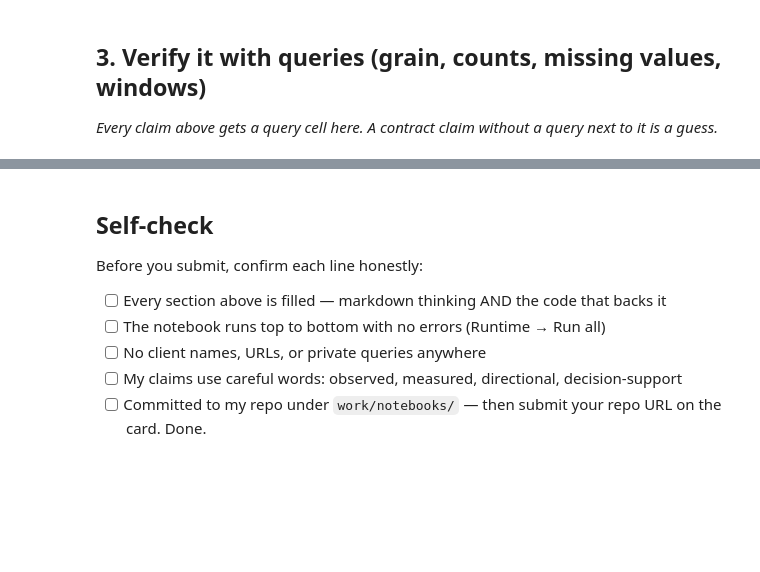
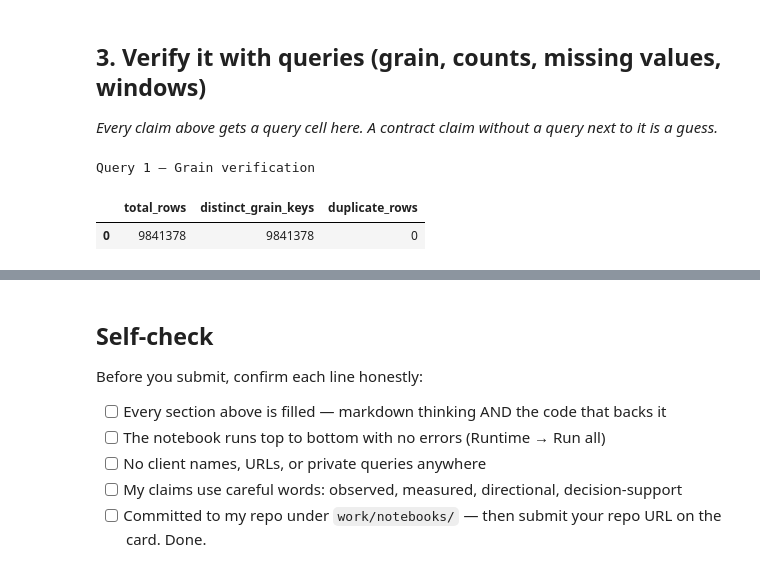
Before and after one commit to lakeshkumarkhatri/flyrank-ml, a Jupyter notebook: work/notebooks/w03_data_contract.ipynb, the cells around one changed output, grey strips where cells are left out. Saved outputs shown, nothing was run; the diff lists cells and outputs as text; code cells hidden in the pictures; blank space fills up the shorter version.

```diff
--- a/work/notebooks/w03_data_contract.ipynb
+++ b/work/notebooks/w03_data_contract.ipynb
@@ -323,3 +330,31 @@ gsc_check
 ## 3. Verify it with queries (grain, counts, missing values, windows)
 
 *Every claim above gets a query cell here. A contract claim without a query next to it is a guess.*
+# %%
+# Query 1 — Verify grain
+
+grain_check = con.sql(f"""
+    SELECT
+        COUNT(*) AS total_rows,
+        COUNT(DISTINCT (
+            CAST(report_date AS VARCHAR) || '|' ||
+            client_hash_id || '|' ||
+            content_hash_id
+        )) AS distinct_grain_keys,
+        COUNT(*) - COUNT(DISTINCT (
+            CAST(report_date AS VARCHAR) || '|' ||
+            client_hash_id || '|' ||
+            content_hash_id
+        )) AS duplicate_rows
+    FROM read_parquet(
+        '{rel}/fact_content_daily_performance/**/*.parquet'
+    )
+    WHERE month = '2026-03'
+""").df()
+
+print("Query 1 — Grain verification")
+grain_check
+# %% [output]
+Query 1 — Grain verification
+|  | total_rows | distinct_grain_keys | duplicate_rows |
+| 0 | 9841378 | 9841378 | 0 |
```
Also changed, not shown: parts of 4 cells of this notebook.
